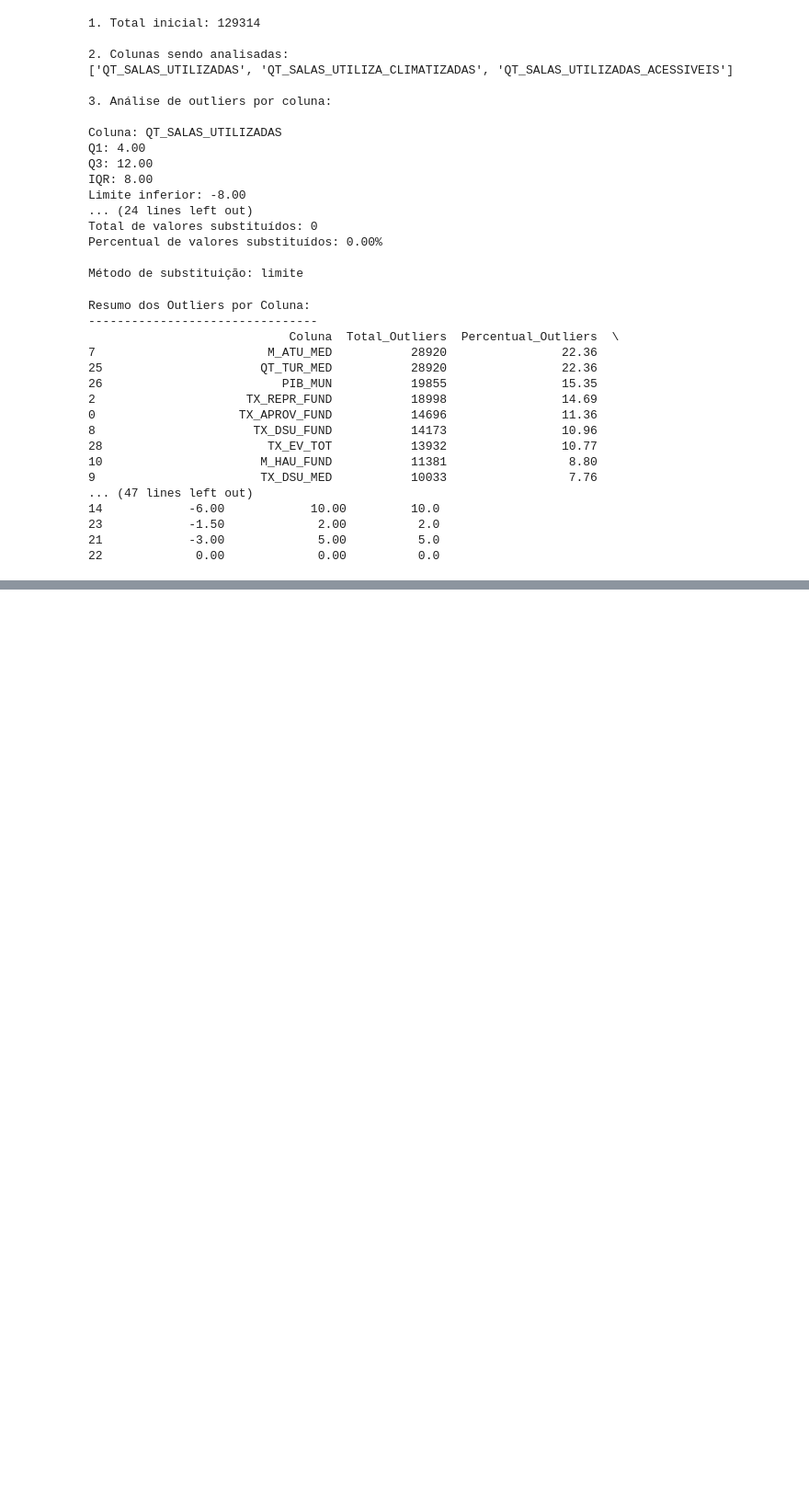
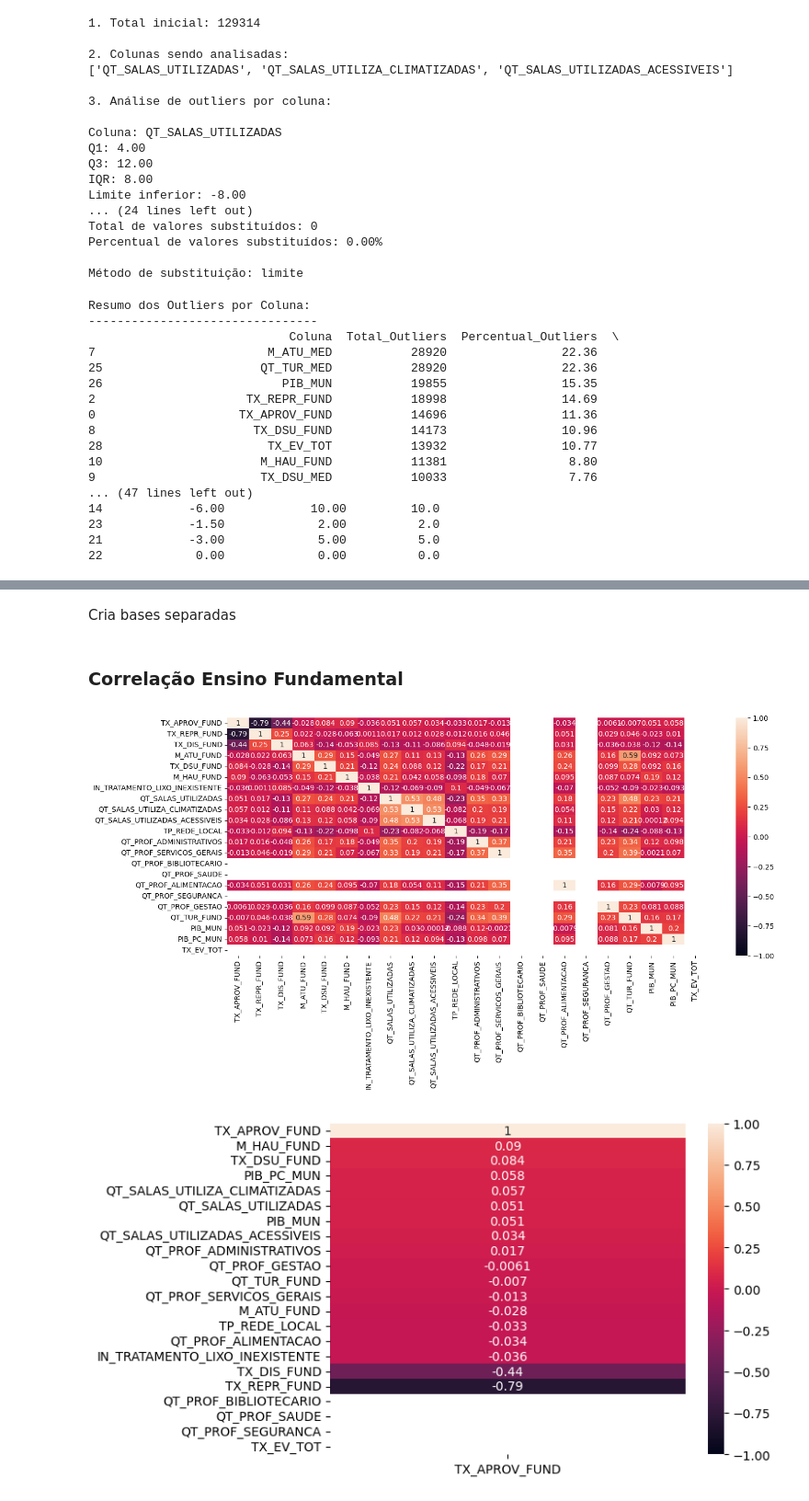
Before and after one commit to KassiaMabily/trabalho-analise, a Jupyter notebook: analise.ipynb, the cells around one changed output, grey strips where cells are left out. Shown at 92% size. Saved outputs shown, nothing was run; the diff lists cells and outputs as text; code cells hidden in the pictures; blank space fills up the shorter version.

```diff
--- a/analise.ipynb
+++ b/analise.ipynb
@@ -675,0 +905,19 @@ Resumo dos Outliers por Coluna:
+# %% [markdown]
+Cria bases separadas
+# %%
+df_censo_fund = df_censo_eda.drop(columns=['TX_APROV_MED', 'QT_TUR_MED', 'M_HAU_MED', 'TX_DSU_MED', 'M_ATU_MED','TX_DIS_MED','TX_REPR_MED'], axis=1)
+df_censo_med = df_censo_eda.drop(columns=['TX_APROV_FUND', 'QT_TUR_FUND', 'M_HAU_FUND', 'TX_DSU_FUND', 'M_ATU_FUND','TX_DIS_FUND','TX_REPR_FUND'], axis=1)
+# %% [markdown]
+### Correlação Ensino Fundamental
+# %%
+# Mapa de calor com correlação
+plt.figure(figsize=(15, 6))
+df_num = df_censo_fund.select_dtypes(include=['float64', 'int64'])
+sns.heatmap(df_num.corr(), vmin=-1, vmax=1, annot=True)
+plt.show()
+
+sns.heatmap(df_num.corr()[['TX_APROV_FUND']].sort_values(by='TX_APROV_FUND', ascending=False), vmin=-1, vmax=1, annot=True)
+plt.show()
+# %% [output]
+[figure, added]
+[figure, added]
```
Also changed, not shown: parts of 33 cells of this notebook.
